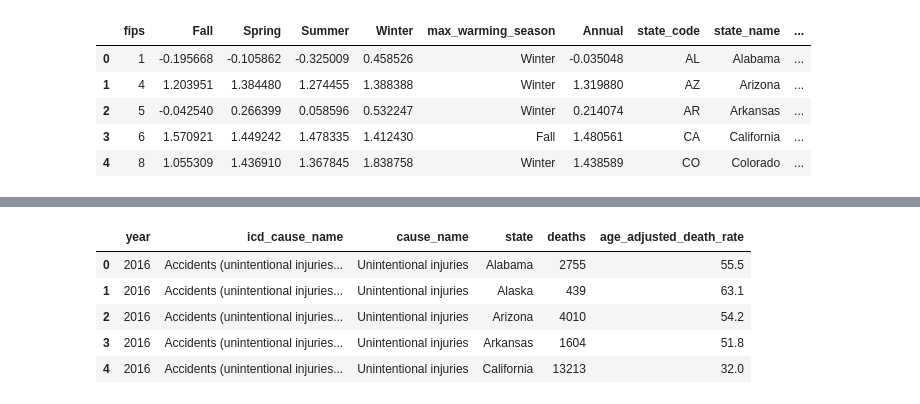
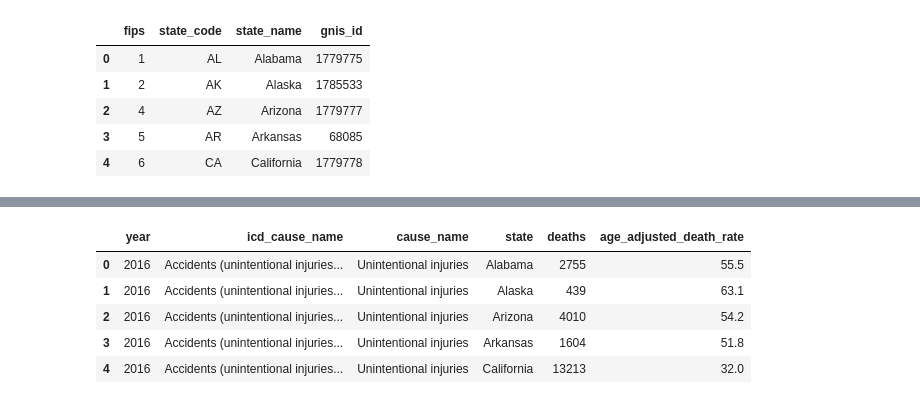
Before and after one commit to skesamsetty/Analysis-on-Mortality-Rate-with-Cause-a-as-Cancer-due-to-Climate-Changes, a Jupyter notebook: notebooks/data_analyzer.ipynb, the cells around one changed output, grey strips where cells are left out. Cells and saved outputs as stored; diff of their text form; code cells hidden in the pictures.

```diff
--- a/notebooks/data_analyzer.ipynb
+++ b/notebooks/data_analyzer.ipynb
@@ -4,17 +4,17 @@
 import pandas as pd
 import matplotlib.pyplot as plt
 # %%
-#  FIPS state codes are numeric and two-letter alphabetic codes defined in U.S. Federal Information Processing Standard Publication ("FIPS PUB") 5-2 to identify U.S. states.
+# Reference DF with US Federal Information Processing Standard state code and name
 
-temperature_rate = pd.read_csv("../data/model_state.csv")
-temperature_rate.head()
+state_fips_code = pd.read_csv("../data/FIPS_state_code_reference.csv")
+state_fips_code.head()
 # %% [output]
-|  | fips | Fall | Spring | Summer | Winter | max_warming_season | Annual | state_code | state_name | ... |
-| 0 | 1 | -0.195668 | -0.105862 | -0.325009 | 0.458526 | Winter | -0.035048 | AL | Alabama | ... |
-| 1 | 4 | 1.203951 | 1.384480 | 1.274455 | 1.388388 | Winter | 1.319880 | AZ | Arizona | ... |
-| 2 | 5 | -0.042540 | 0.266399 | 0.058596 | 0.532247 | Winter | 0.214074 | AR | Arkansas | ... |
-| 3 | 6 | 1.570921 | 1.449242 | 1.478335 | 1.412430 | Fall | 1.480561 | CA | California | ... |
-| 4 | 8 | 1.055309 | 1.436910 | 1.367845 | 1.838758 | Winter | 1.438589 | CO | Colorado | ... |
+|  | fips | state_code | state_name | gnis_id |
+| 0 | 1 | AL | Alabama | 1779775 |
+| 1 | 2 | AK | Alaska | 1785533 |
+| 2 | 4 | AZ | Arizona | 1779777 |
+| 3 | 5 | AR | Arkansas | 68085 |
+| 4 | 6 | CA | California | 1779778 |
 # %%
 # Reference DF with US Federal Information Processing Standard state code and name
 
```
Also changed, not shown: parts of 8 cells of this notebook, 1 other file.
